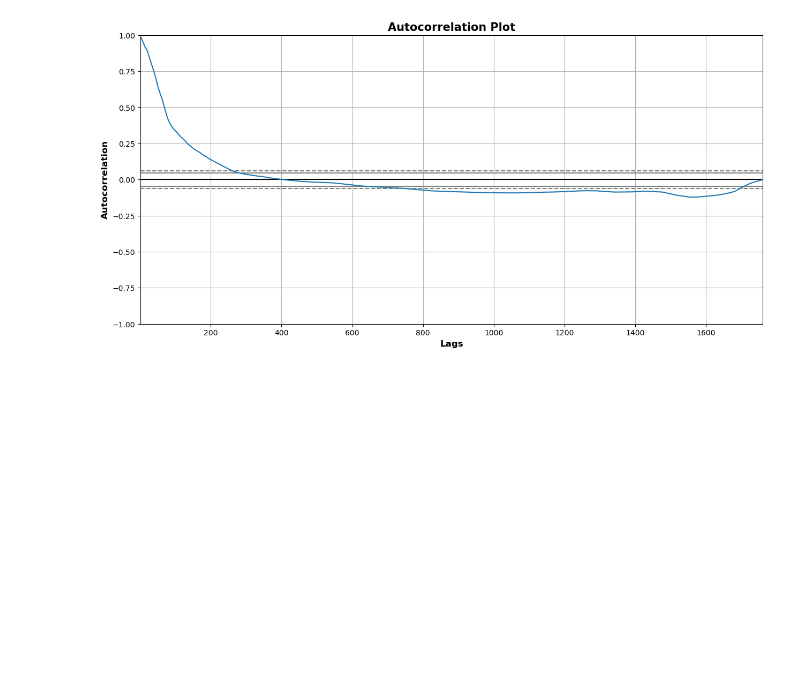
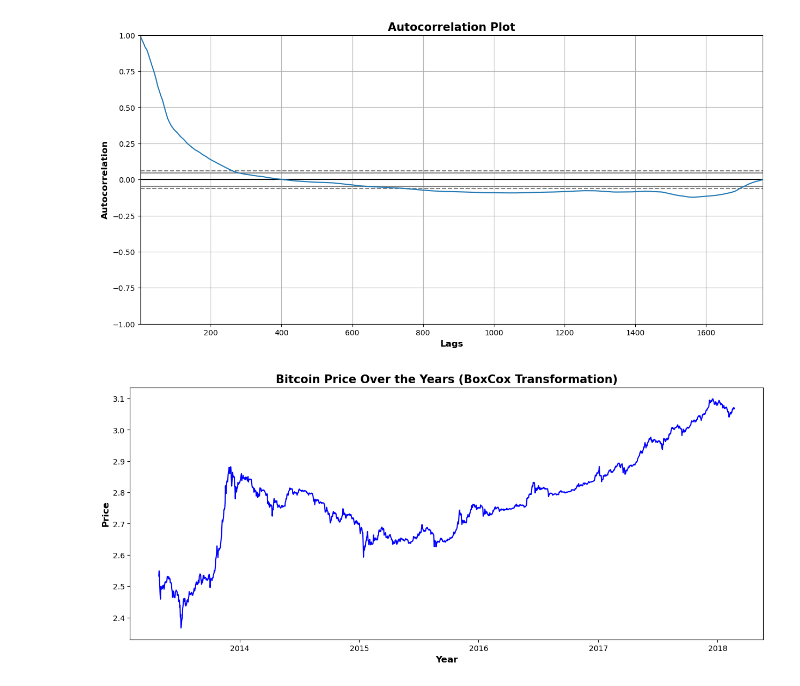
Before and after one commit to alliajagbe/crypto-prediction, a Jupyter notebook: crypto.ipynb, the cells around one changed output. Saved outputs shown, nothing was run; the diff lists cells and outputs as text; code cells hidden in the pictures; blank space fills up the shorter version.

```diff
--- a/crypto.ipynb
+++ b/crypto.ipynb
@@ -89,3 +99,15 @@ plt.title('Autocorrelation Plot', fontsize=15, fontweight='bold')
 plt.show()
 # %% [output]
 [figure]
+# %%
+# removing seasonality with boxcox transformation
+btc['close_boxcox'], lam = stats.boxcox(btc['close'])
+
+plt.figure(figsize=(15,6))
+plt.plot(btc['close_boxcox'], color='blue')
+plt.xlabel('Year', fontsize=12, fontweight='bold')
+plt.ylabel('Price', fontsize=12, fontweight='bold')
+plt.title('Bitcoin Price Over the Years (BoxCox Transformation)', fontsize=15, fontweight='bold')
+plt.show()
+# %% [output]
+[figure, added]
```
Also changed, not shown: parts of 2 cells of this notebook.
